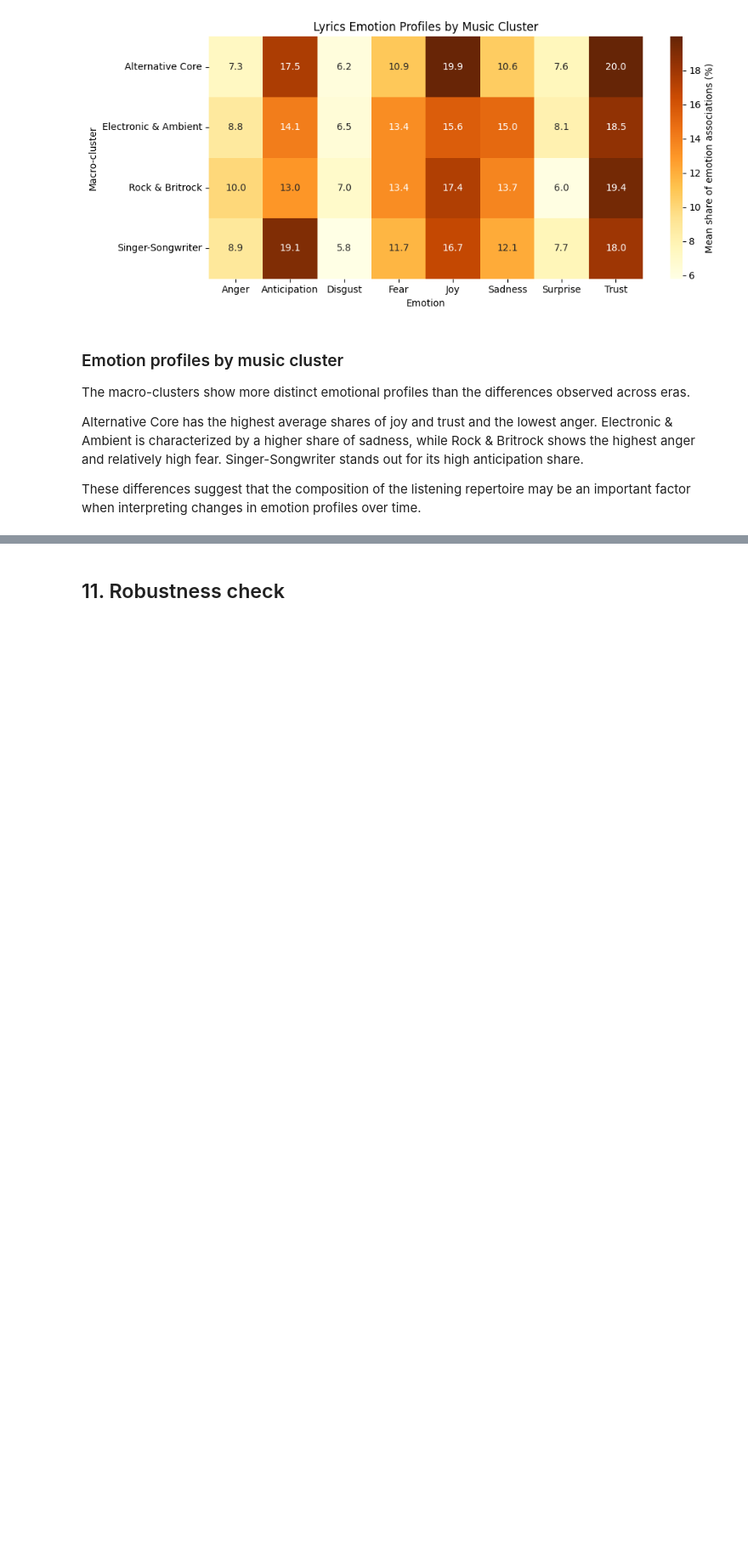
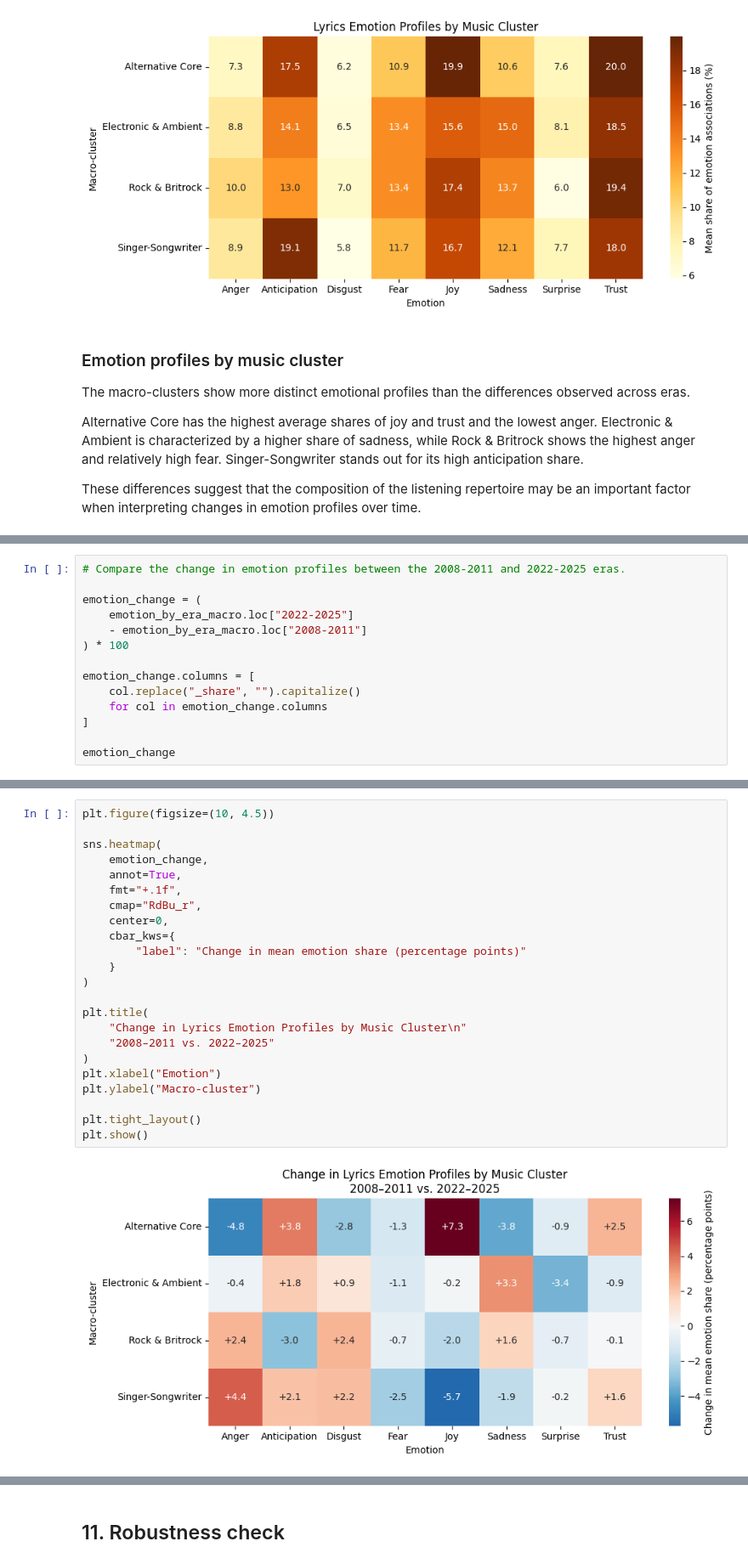
Before and after one commit to fredzell/music-mood-profiler, a Jupyter notebook: notebooks/09_sentiment_and_emotion_analysis.ipynb, the cells around one changed output, grey strips where cells are left out. Shown at 85% size. Saved outputs shown, nothing was run; the diff lists cells and outputs as text; blank space fills up the shorter version.

```diff
--- a/notebooks/09_sentiment_and_emotion_analysis.ipynb
+++ b/notebooks/09_sentiment_and_emotion_analysis.ipynb
@@ -775,0 +778,14 @@ These differences suggest that the composition of the listening repertoire may b
+# %%
+# Compare the change in emotion profiles between the 2008-2011 and 2022-2025 eras.
+
+emotion_change = (
+    emotion_by_era_macro.loc["2022-2025"]
+    - emotion_by_era_macro.loc["2008-2011"]
+) * 100
+
+emotion_change.columns = [
+    col.replace("_share", "").capitalize()
+    for col in emotion_change.columns
+]
+
+emotion_change
@@ -775,0 +799,25 @@ These differences suggest that the composition of the listening repertoire may b
+# %%
+plt.figure(figsize=(10, 4.5))
+
+sns.heatmap(
+    emotion_change,
+    annot=True,
+    fmt="+.1f",
+    cmap="RdBu_r",
+    center=0,
+    cbar_kws={
+        "label": "Change in mean emotion share (percentage points)"
+    }
+)
+
+plt.title(
+    "Change in Lyrics Emotion Profiles by Music Cluster\n"
+    "2008–2011 vs. 2022–2025"
+)
+plt.xlabel("Emotion")
+plt.ylabel("Macro-cluster")
+
+plt.tight_layout()
+plt.show()
+# %% [output]
+[figure, added]
```
Also changed, not shown: parts of 12 cells of this notebook.
